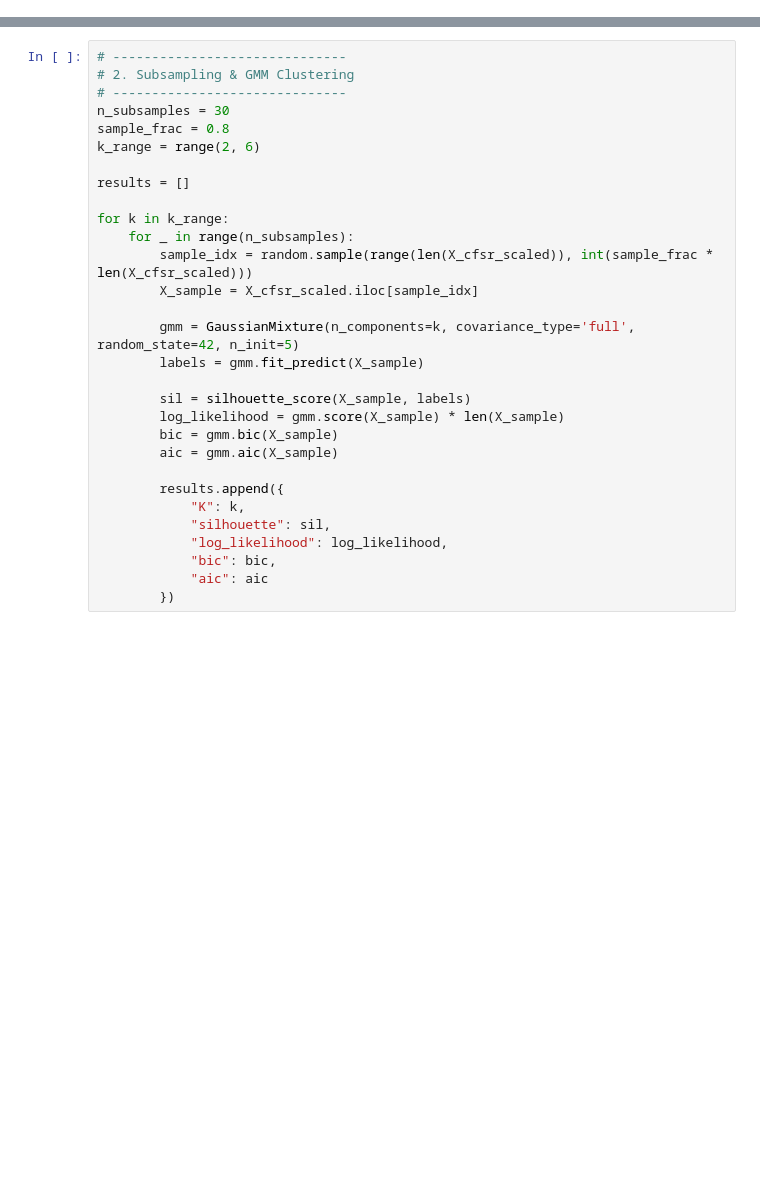
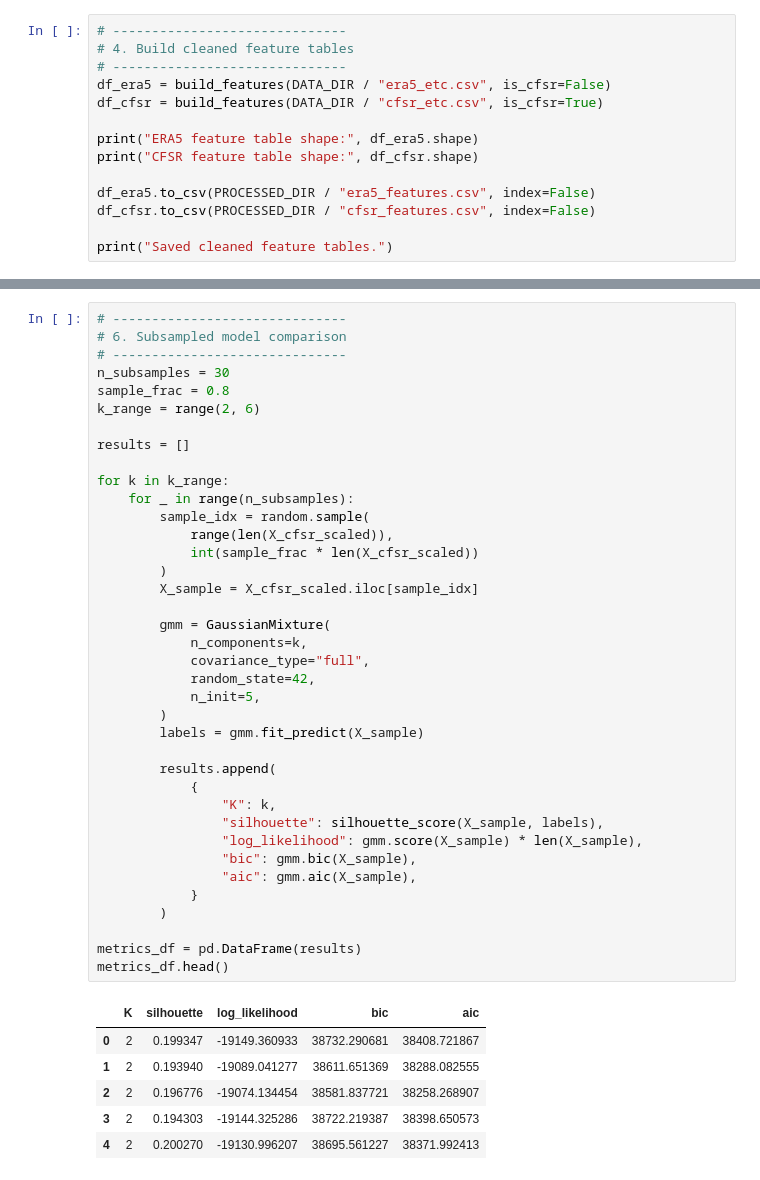
Before and after one commit to DaniJonesOcean/etc-impacts-great-lakes, a Jupyter notebook: notebooks/02_build_gmm_model.ipynb, the cells around one changed output, grey strips where cells are left out. Saved outputs shown, nothing was run; the diff lists cells and outputs as text; blank space fills up the shorter version.

```diff
--- a/notebooks/02_build_gmm_model.ipynb
+++ b/notebooks/02_build_gmm_model.ipynb
@@ -94,0 +138,14 @@ Wrote: ../processed/era5_features.csv ../processed/cfsr_features.csv
+# %%
+# ------------------------------
+# 4. Build cleaned feature tables
+# ------------------------------
+df_era5 = build_features(DATA_DIR / "era5_etc.csv", is_cfsr=False)
+df_cfsr = build_features(DATA_DIR / "cfsr_etc.csv", is_cfsr=True)
+
+print("ERA5 feature table shape:", df_era5.shape)
+print("CFSR feature table shape:", df_cfsr.shape)
+
+df_era5.to_csv(PROCESSED_DIR / "era5_features.csv", index=False)
+df_cfsr.to_csv(PROCESSED_DIR / "cfsr_features.csv", index=False)
+
+print("Saved cleaned feature tables.")
@@ -123,32 +193,47 @@ X_cfsr_scaled = pd.DataFrame(
 # %%
 # ------------------------------
-# 2. Subsampling & GMM Clustering
+# 6. Subsampled model comparison
 # ------------------------------
 n_subsamples = 30
 sample_frac = 0.8
 k_range = range(2, 6)
 
 results = []
 
 for k in k_range:
     for _ in range(n_subsamples):
-        sample_idx = random.sample(range(len(X_cfsr_scaled)), int(sample_frac * len(X_cfsr_scaled)))
+        sample_idx = random.sample(
+            range(len(X_cfsr_scaled)),
+            int(sample_frac * len(X_cfsr_scaled))
+        )
         X_sample = X_cfsr_scaled.iloc[sample_idx]
 
-        gmm = GaussianMixture(n_components=k, covariance_type='full', random_state=42, n_init=5)
+        gmm = GaussianMixture(
+            n_components=k,
+            covariance_type="full",
+            random_state=42,
+            n_init=5,
+        )
         labels = gmm.fit_predict(X_sample)
 
-        sil = silhouette_score(X_sample, labels)
-        log_likelihood = gmm.score(X_sample) * len(X_sample)
-        bic = gmm.bic(X_sample)
-        aic = gmm.aic(X_sample)
+        results.append(
+            {
+                "K": k,
+                "silhouette": silhouette_score(X_sample, labels),
+                "log_likelihood": gmm.score(X_sample) * len(X_sample),
+                "bic": gmm.bic(X_sample),
+                "aic": gmm.aic(X_sample),
+            }
+        )
 
-        results.append({
-            "K": k,
-            "silhouette": sil,
-            "log_likelihood": log_likelihood,
-            "bic": bic,
-            "aic": aic
-        })
+metrics_df = pd.DataFrame(results)
+metrics_df.head()
+# %% [output]
+|  | K | silhouette | log_likelihood | bic | aic |
+| 0 | 2 | 0.199347 | -19149.360933 | 38732.290681 | 38408.721867 |
+| 1 | 2 | 0.193940 | -19089.041277 | 38611.651369 | 38288.082555 |
+| 2 | 2 | 0.196776 | -19074.134454 | 38581.837721 | 38258.268907 |
+| 3 | 2 | 0.194303 | -19144.325286 | 38722.219387 | 38398.650573 |
+| 4 | 2 | 0.200270 | -19130.996207 | 38695.561227 | 38371.992413 |
 # %%
 # ------------------------------
```
Also changed, not shown: parts of 26 cells of this notebook, 3 other files.
